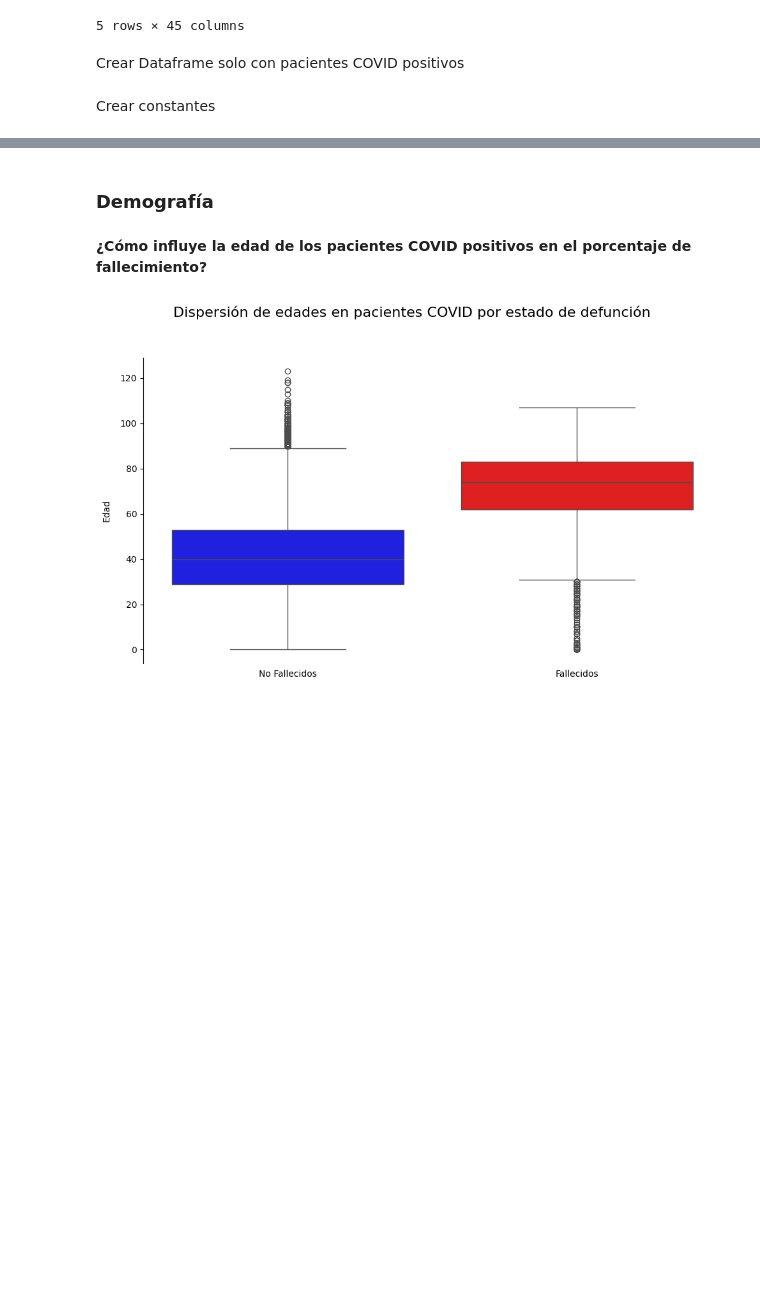
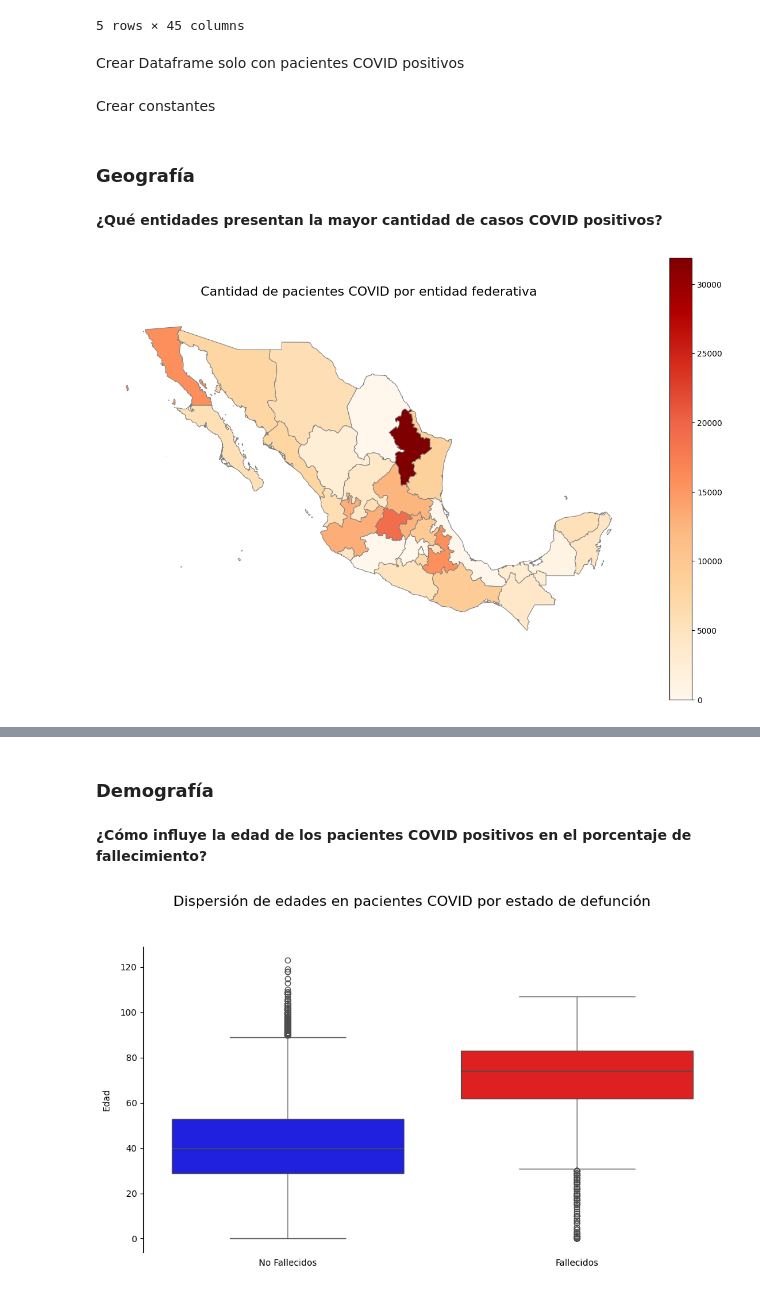
Before and after one commit to VesnaPivac/ML_COVID19-Mexico, a Jupyter notebook: src/visualization/eda.ipynb, the cells around one changed output, grey strips where cells are left out. Drawn from its saved outputs; the diff is of its cells as text; code cells hidden in the pictures; blank space fills up the shorter version.

```diff
--- a/src/visualization/eda.ipynb
+++ b/src/visualization/eda.ipynb
@@ -41,5 +42,58 @@ N_NO_FALLECIDOS = len(df[df['DEFUNCION'] == 2])
 N_FALLECIDOS = len(df[df['DEFUNCION'] == 1])
 
 # Número de pacientes COVID fallecidos y no fallecidos
-N_COVID_NO_FALLECIDOS = len(df_covid[df_covid['DEFUNCION'] == 2])
+N_COVID_NO_FALLECIDOS = len(df_covid[df_covid['DEFUNCION'] == 2]
+                            )
 N_COVID_FALLECIDOS = len(df_covid[df_covid['DEFUNCION'] == 1])
+
+# Diccionario de entidades federativas
+ENTIDADES = {
+    1: 'Aguascalientes', 2: 'Baja California', 3: 'Baja California Sur', 4: 'Campeche',
+    5: 'Coahuila de Zaragoza', 6: 'Colima', 7: 'Chiapas', 8: 'Chihuahua',
+    9: 'Ciudad de México', 10: 'Durango', 11: 'Guanajuato', 12: 'Guerrero',
+    13: 'Hidalgo', 14: 'Jalisco', 15: 'Edo. de México', 16: 'Michoacán de Ocampo',
+    17: 'Morelos', 18: 'Nayarit', 19: 'Nuevo León', 20: 'Oaxaca',
+    21: 'Puebla', 22: 'Querétaro', 23: 'Quintana Roo', 24: 'San Luis Potosí',
+    25: 'Sinaloa', 26: 'Sonora', 27: 'Tabasco', 28: 'Tamaulipas',
+    29: 'Tlaxcala', 30: 'Veracruz de Ignacio de la Llave', 31: 'Yucatán',
+    32: 'Zacatecas'
+}
+# %% [markdown]
+### Geografía
+# %% [markdown]
+**¿Qué entidades presentan la mayor cantidad de casos COVID positivos?**
+# %%
+# Crear copía del dataframe
+df_map = df.copy()
+
+# Convertir los valores de la columna 'ENTIDAD_RES' usando el diccionario
+df_map['ENTIDAD_RES'] = df_map['ENTIDAD_RES'].map(ENTIDADES)
+
+# Filtrar los pacientes diagnosticados con COVID-19
+df_covid = df_map[df_map['CLASIFICACION_FINAL'] == 1]
+
+# Calcular el número de casos diagnosticados con COVID-19 por entidad federativa
+casos_por_entidad = df_covid['ENTIDAD_RES'].value_counts().reset_index()
+casos_por_entidad.columns = ['ENTIDAD_RES', 'Casos']
+
+# Cargar el shapefile de estados/provincias de Natural Earth
+gdf = gpd.read_file('ne_10m_admin_1_states_provinces/ne_10m_admin_1_states_provinces.shp')
+
+# Filtrar solo las entidades de México
+gdf = gdf[gdf['admin'] == 'Mexico']
+
+# Combinar los datos de casos con el GeoDataFrame de México
+gdf = gdf.merge(casos_por_entidad, left_on='name', right_on='ENTIDAD_RES', how='left').fillna(0)
+
+# Crear la figura
+fig, ax = plt.subplots(1, 1, figsize=(15, 10))
+
+# Mapa de casos diagnosticados
+gdf.plot(column='Casos', cmap='OrRd', linewidth=0.8, ax=ax, edgecolor='0.5', legend=True)
+ax.set_title('Cantidad de pacientes COVID por entidad federativa', fontsize=16, pad=20)
+ax.axis('off')
+
+# Mostrar la figura
+plt.show()
+# %% [output]
+[figure, added]
```
Also changed, not shown: parts of 3 cells of this notebook.
